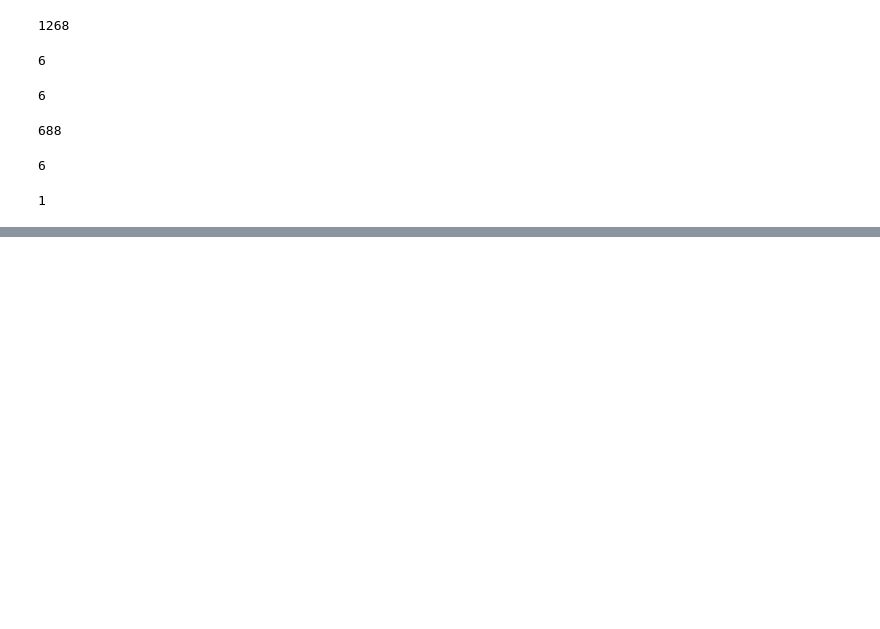
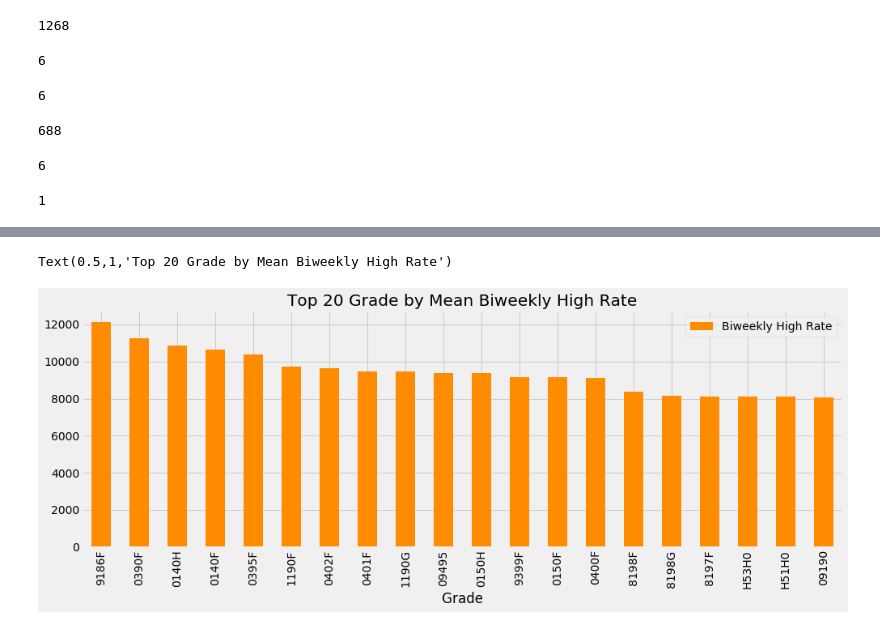
Before and after one commit to yungshun317/feature-understanding, a Jupyter notebook: feature-understanding.ipynb, the cells around one changed output, grey strips where cells are left out. Drawn from its saved outputs; the diff is of its cells as text; code cells hidden in the pictures; blank space fills up the shorter version.

```diff
--- a/feature-understanding.ipynb
+++ b/feature-understanding.ipynb
@@ -177,0 +197,11 @@ salary_ranges['Sal Plan'].nunique()
+# %%
+# What is the average rate across all of the Grades
+fig = plt.figure(figsize=(15,5))
+ax = fig.gca()
+
+salary_ranges.groupby('Grade')[['Biweekly High Rate']].mean().sort_values(
+    'Biweekly High Rate', ascending=False).head(20).plot.bar(stacked=False, ax=ax, color='darkorange')
+ax.set_title('Top 20 Grade by Mean Biweekly High Rate')
+# %% [output]
+Text(0.5,1,'Top 20 Grade by Mean Biweekly High Rate')
+[figure, added]
```
Also changed, not shown: parts of 8 cells of this notebook.
